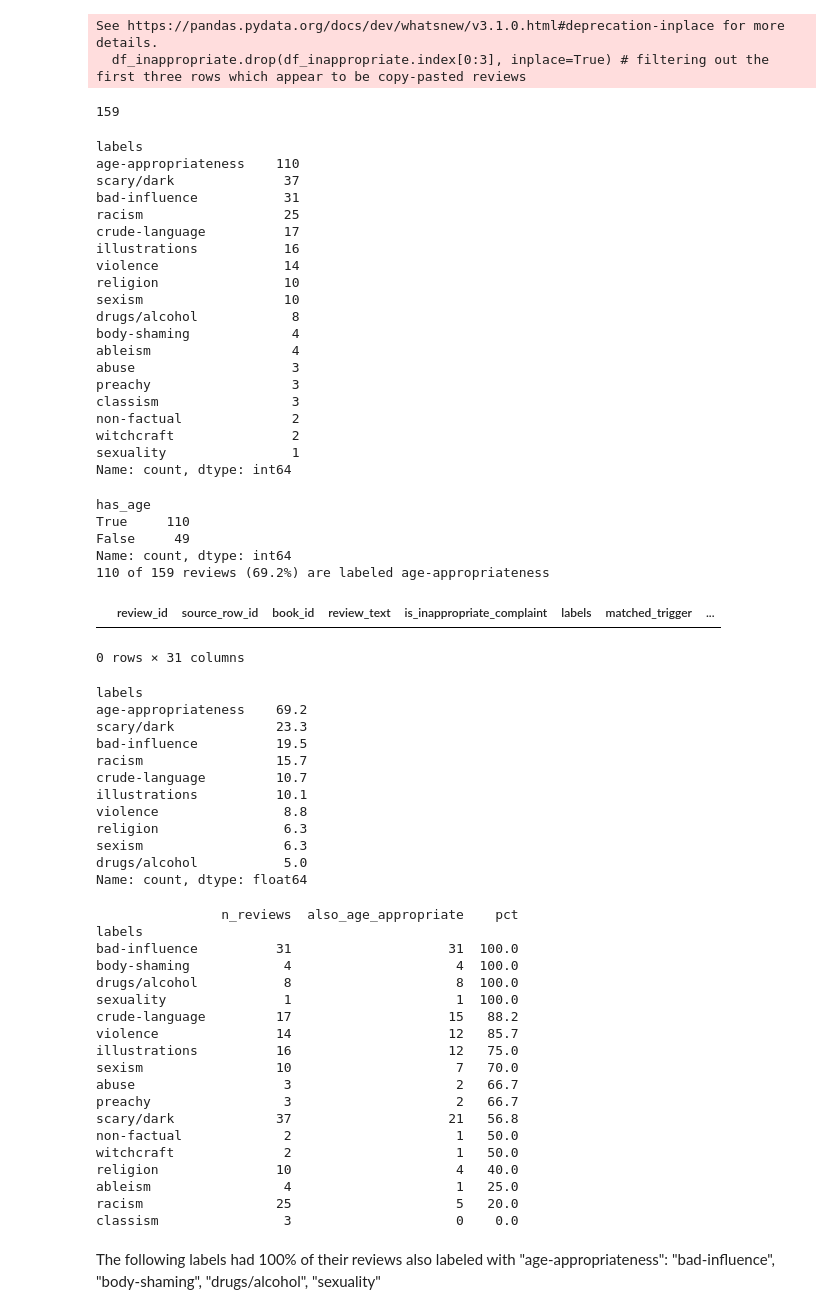
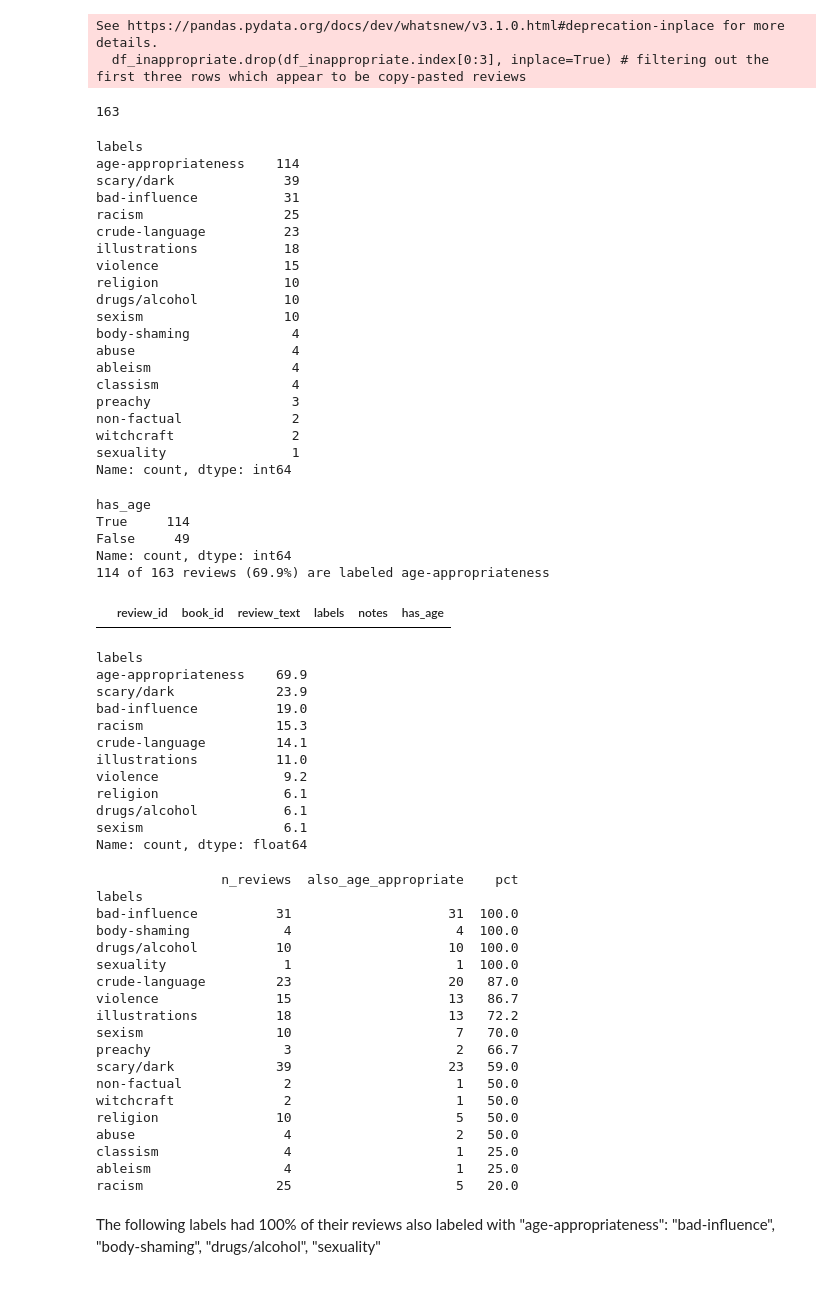
Before and after one commit to sofiabbas17-cmyk/Goodreads-Team, a Jupyter notebook: sofia_branch_work.ipynb, the cells around one changed output. Cells and saved outputs as stored; diff of their text form; code cells hidden in the pictures.

```diff
--- a/sofia_branch_work.ipynb
+++ b/sofia_branch_work.ipynb
@@ -237,7 +242,7 @@ Topic 7 (922 reviews): like, really, did, felt, wanted, thought, feel, people, d
 # %%
 from sklearn.preprocessing import MultiLabelBinarizer
 
-df = pd.read_csv("inappropriate_reviews_handlabels.csv") # reading in the hand-labeled reviews from the CSV file
+df = pd.read_csv("inappropriate_reviews_labels.csv") # reading in the hand-labeled reviews from the CSV file
 df["labels"] = df["labels"].fillna("").str.split(";").apply(   # splitting the labels column into a list of labels for each review, including labels separated by semicolons, and filling in any missing values with an empty string
     lambda xs: [x.strip() for x in xs if x.strip()] # removing any stray spaces and empty strings from the list of labels
 )
@@ -264,27 +275,27 @@ See https://pandas.pydata.org/docs/dev/whatsnew/v3.1.0.html#deprecation-inplace
 # %%
 len(df_inappropriate) # total number of reviews that have been flagged as inappropriate
 # %% [output]
-159
+163
 # %%
 # counting how many reviews have been flagged for each label, by exploding the list of labels into separate rows and counting how many times each label occurs
 df_inappropriate["labels"].explode().value_counts()
 # %% [output]
 labels
-age-appropriateness    110
-scary/dark              37
+age-appropriateness    114
+scary/dark              39
 bad-influence           31
 racism                  25
-crude-language          17
-illustrations           16
-violence                14
+crude-language          23
+illustrations           18
+violence                15
 religion                10
+drugs/alcohol           10
 sexism                  10
-drugs/alcohol            8
 body-shaming             4
+abuse                    4
 ableism                  4
-abuse                    3
+classism                 4
 preachy                  3
-classism                 3
 non-factual              2
 witchcraft               2
 sexuality                1
@@ -309,33 +320,32 @@ num_total = len(df_inappropriate)
 print(f"{num_age} of {num_total} reviews ({num_age / num_total * 100:.1f}%) are labeled age-appropriateness")
 # %% [output]
 has_age
-True     110
+True     114
 False     49
 Name: count, dtype: int64
-110 of 159 reviews (69.2%) are labeled age-appropriateness
+114 of 163 reviews (69.9%) are labeled age-appropriateness
 # %%
 import matplotlib.pyplot as plt
 # %%
-df[df["labels"] == "age-appropriateness"].head(1) # filtering the dataframe to only include reviews that have been flagged for age-appropriateness, and selecting the relevant columns for further analysis
+df_inappropriate[df_inappropriate["labels"] == "age-appropriateness"].head(1) # filtering the dataframe to only include reviews that have been flagged for age-appropriateness, and selecting the relevant columns for further analysis
 # %% [output]
-|  | review_id | source_row_id | book_id | review_text | is_inappropriate_complaint | labels | matched_trigger | ... |
+|  | review_id | book_id | review_text | labels | notes | has_age |
-0 rows × 31 columns
 # %%
 counts = df_inappropriate["labels"].explode().value_counts().head(10)
 pct_of_reviews = (counts / len(df_inappropriate) * 100).round(1) # calculating the percentage of reviews that have been flagged for each label
 print(pct_of_reviews)
 # %% [output]
 labels
-age-appropriateness    69.2
-scary/dark             23.3
-bad-influence          19.5
-racism                 15.7
-crude-language         10.7
-illustrations          10.1
-violence                8.8
-religion                6.3
-sexism                  6.3
-drugs/alcohol           5.0
+age-appropriateness    69.9
+scary/dark             23.9
+bad-influence          19.0
+racism                 15.3
+crude-language         14.1
+illustrations          11.0
+violence                9.2
+religion                6.1
+drugs/alcohol           6.1
+sexism                  6.1
 Name: count, dtype: float64
 # %%
 # looking at the number of reviews for every label and the percentage of those reviews that have also been flagged as age-appropriateness, to see which labels are most often associated with age-appropriateness
@@ -356,21 +366,21 @@ print(result)
 labels
 bad-influence          31                    31  100.0
 body-shaming            4                     4  100.0
-drugs/alcohol           8                     8  100.0
+drugs/alcohol          10                    10  100.0
 sexuality               1                     1  100.0
-crude-language         17                    15   88.2
-violence               14                    12   85.7
-illustrations          16                    12   75.0
+crude-language         23                    20   87.0
+violence               15                    13   86.7
+illustrations          18                    13   72.2
 sexism                 10                     7   70.0
-abuse                   3                     2   66.7
 preachy                 3                     2   66.7
-scary/dark             37                    21   56.8
+scary/dark             39                    23   59.0
 non-factual             2                     1   50.0
 witchcraft              2                     1   50.0
-religion               10                     4   40.0
+religion               10                     5   50.0
+abuse                   4                     2   50.0
+classism                4                     1   25.0
 ableism                 4                     1   25.0
 racism                 25                     5   20.0
-classism                3                     0    0.0
 # %% [markdown]
 The following labels had 100% of their reviews also labeled with "age-appropriateness":
 "bad-influence", "body-shaming", "drugs/alcohol", "sexuality"
```
Also changed, not shown: parts of 23 cells of this notebook, 6 other files.
